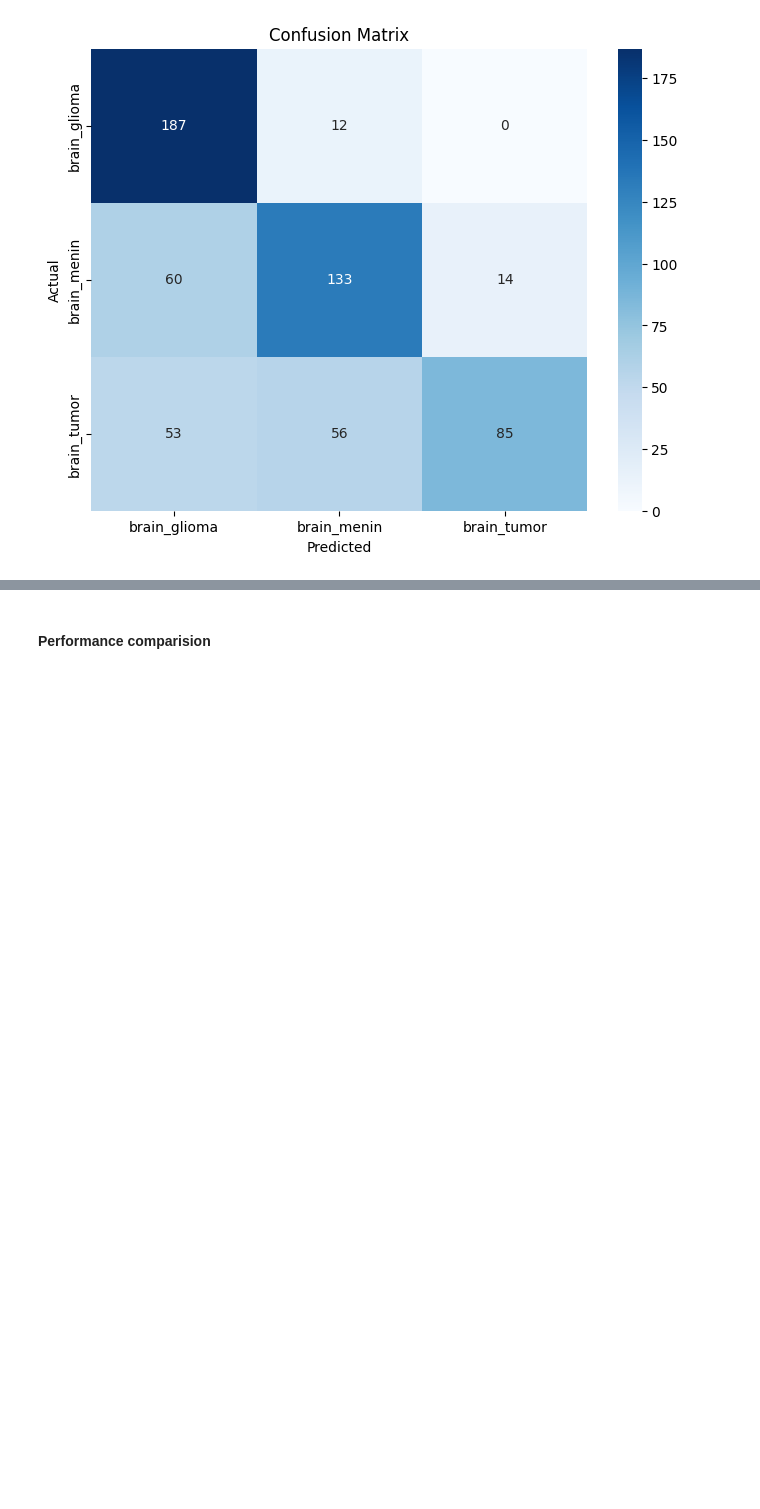
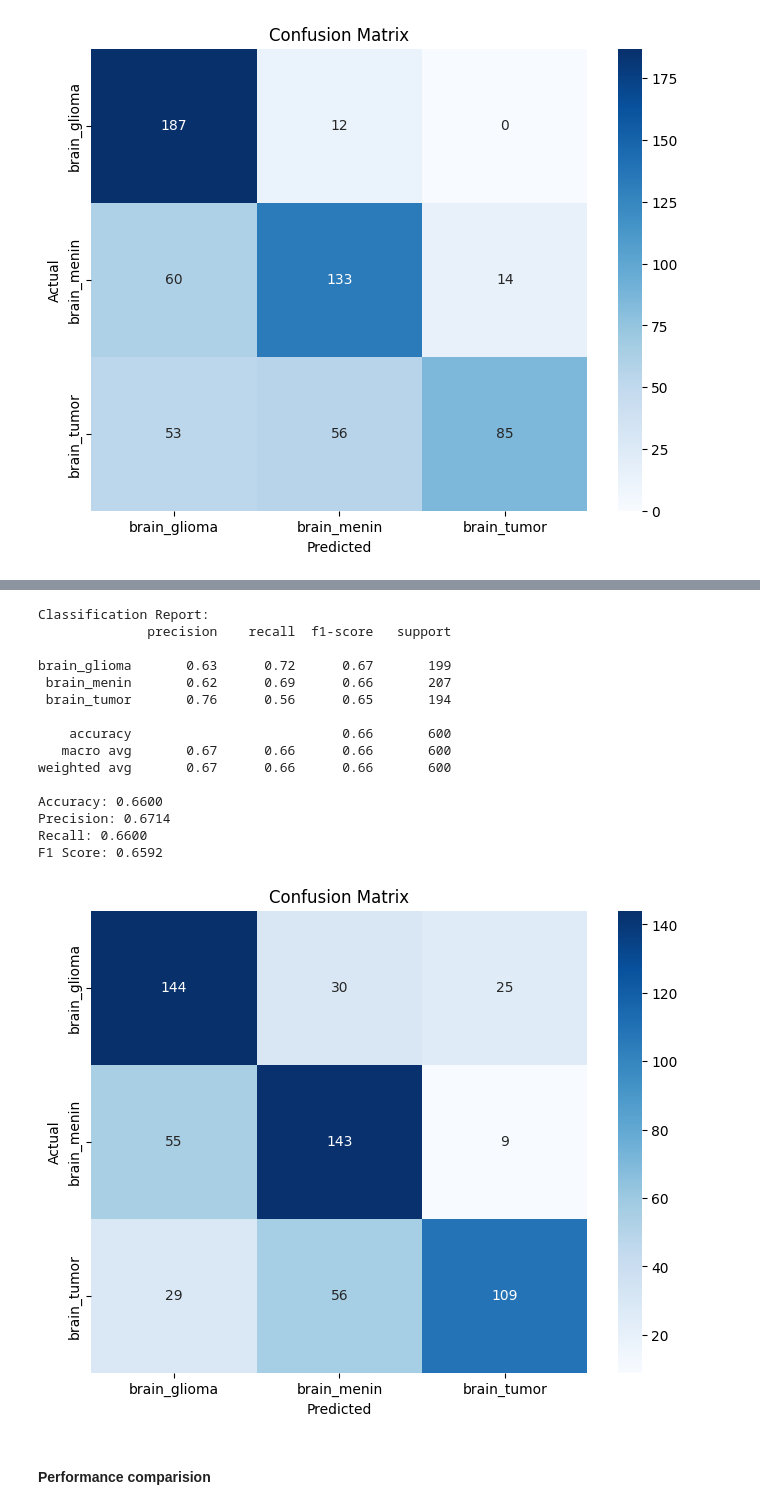
Before and after one commit to ThanhPhan14062003/ML_BarePass, a Jupyter notebook: notebooks/assignment1/submission.ipynb, the cells around one changed output, grey strips where cells are left out. Cells and saved outputs as stored; diff of their text form; code cells hidden in the pictures; blank space fills up the shorter version.

```diff
--- a/notebooks/assignment1/submission.ipynb
+++ b/notebooks/assignment1/submission.ipynb
@@ -683,3 +826,22 @@ F1 Score: 0.6611
+# %%
+result_dict[model_name] = evaluate_sklearn_model(model,X_test,y_test,True)
+# %% [output]
+Classification Report:
+              precision    recall  f1-score   support
+
+brain_glioma       0.63      0.72      0.67       199
+ brain_menin       0.62      0.69      0.66       207
+ brain_tumor       0.76      0.56      0.65       194
+
+    accuracy                           0.66       600
+   macro avg       0.67      0.66      0.66       600
+weighted avg       0.67      0.66      0.66       600
+
+Accuracy: 0.6600
+Precision: 0.6714
+Recall: 0.6600
+F1 Score: 0.6592
+[figure, added]
 # %% [markdown]
 #### Performance comparision
 # %%
```
Also changed, not shown: parts of 12 cells of this notebook, 5 other files.
